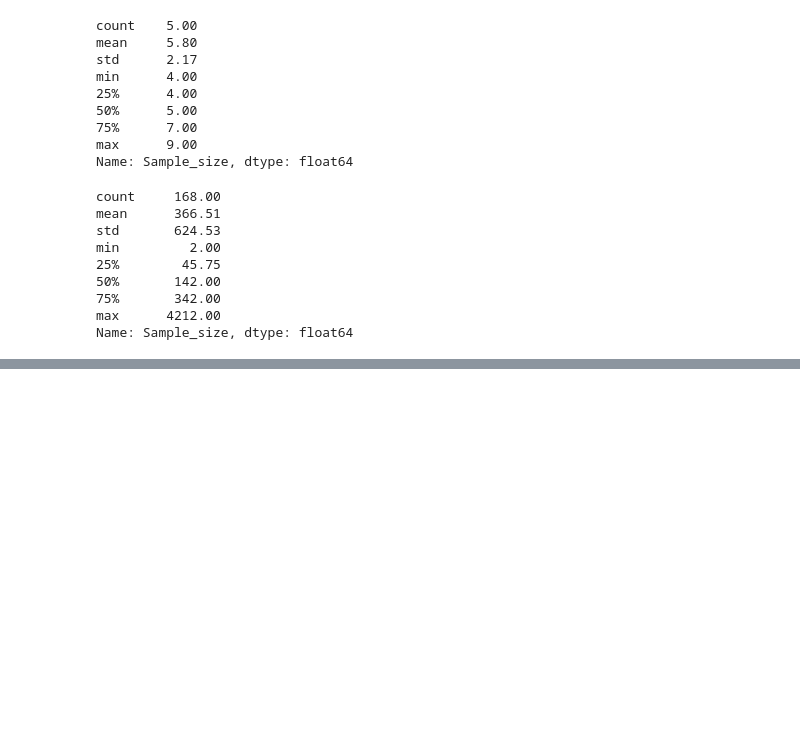
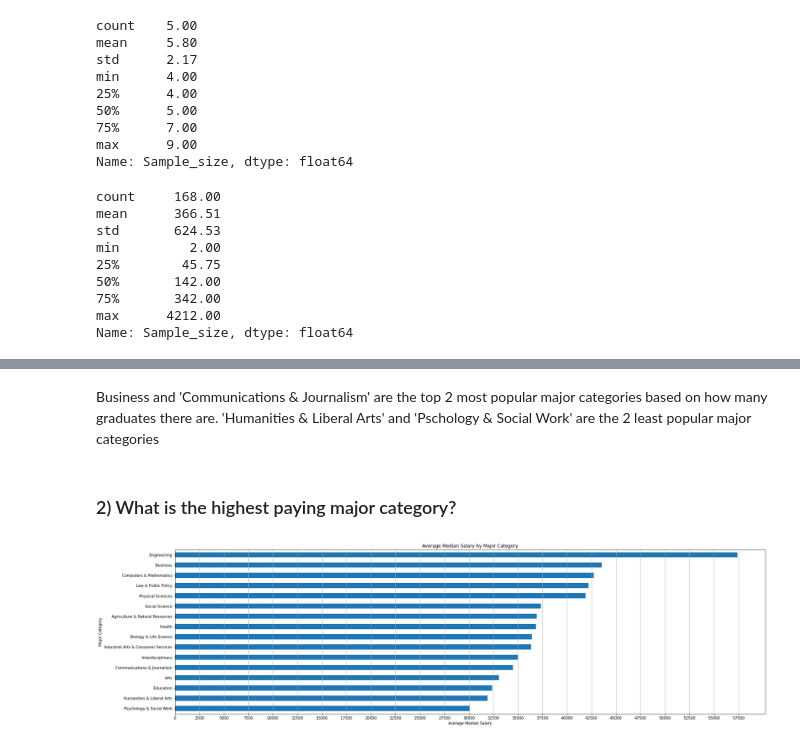
Before and after one commit to JasonMinhas/DataAnalysis, a Jupyter notebook: Visualizing Earnings Based On College Majors/Visualizing Earnings Based On College Majors.ipynb, the cells around one changed output, grey strips where cells are left out. Cells and saved outputs as stored; diff of their text form; code cells hidden in the pictures; blank space fills up the shorter version.

```diff
--- a/Visualizing Earnings Based On College Majors/Visualizing Earnings Based On College Majors.ipynb
+++ b/Visualizing Earnings Based On College Majors/Visualizing Earnings Based On College Majors.ipynb
@@ -170,0 +174,20 @@ grads_df[:5].plot.bar(x='Major', y='Women')
+# %% [markdown]
+Business and 'Communications & Journalism' are the top 2 most popular major categories based on how many graduates there are. 'Humanities & Liberal Arts' and 'Pschology & Social Work' are the 2 least popular  major categories
+# %% [markdown]
+### 2) What is the highest paying major category?
+# %%
+#  create pivot
+major_category_pay_pvt = pd.pivot_table(grads_df, values='Median', index='Major_category', aggfunc={np.mean}).sort_values(by='mean')
+# create bar plot
+major_category_pay_barh = major_category_pay_pvt.plot(
+                        kind='barh',
+                        figsize=(28,8),
+                        title='Average Median Salary by Major Category',
+                        legend=False
+                        )
+major_category_pay_barh.set_ylabel("Major Category")
+major_category_pay_barh.set_xlabel("Average Median Salary")
+major_category_pay_barh.set_xticks(np.arange(0,60000,2500).tolist())
+major_category_pay_barh.grid(axis='x')
+# %% [output]
+[figure, added]
```
Also changed, not shown: parts of 21 cells of this notebook.
